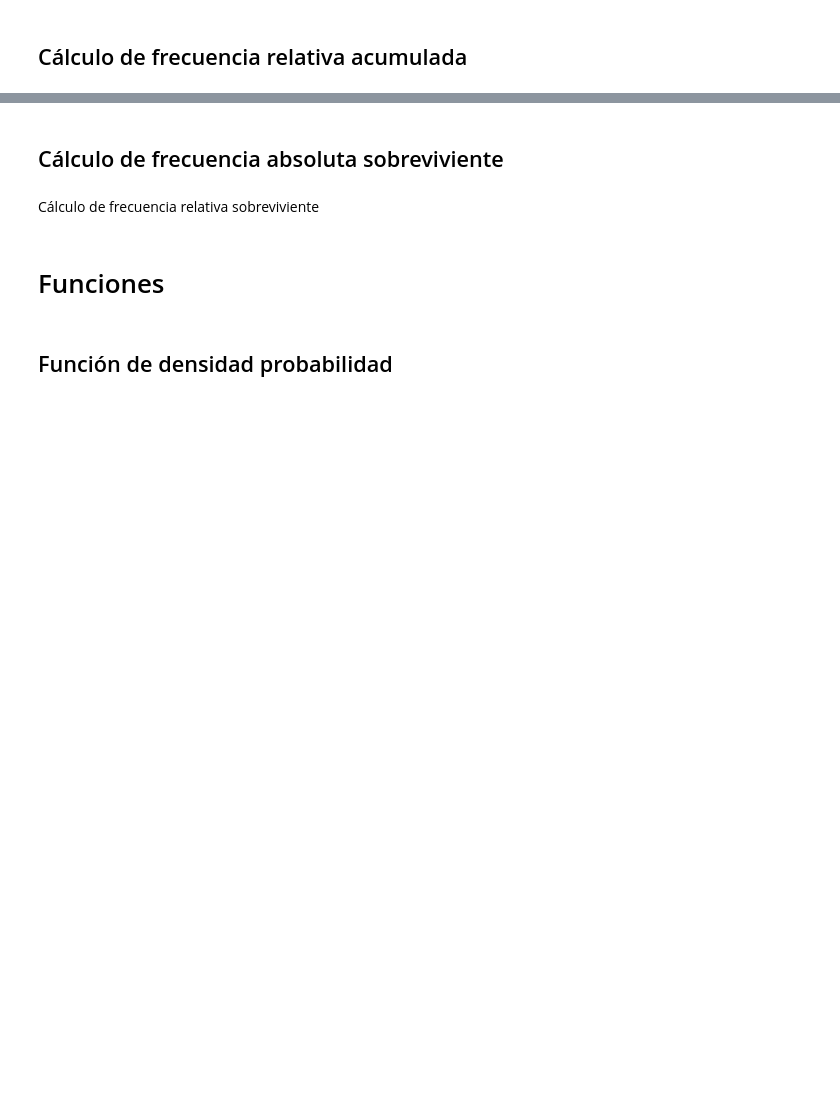
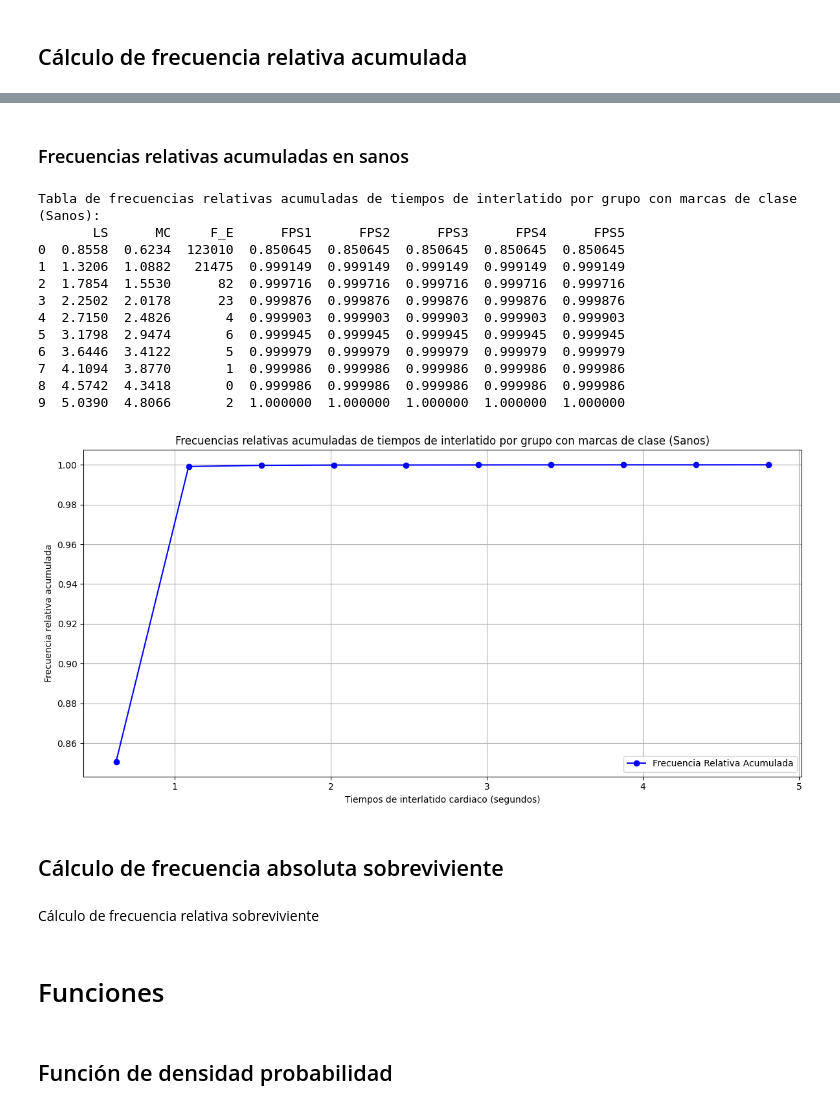
Before and after one commit to ThonnyRG/pacientes_enfermos_y_sanos_analisis, a Jupyter notebook: DATOS_BIOESTADÍSTICOS.ipynb, the cells around one changed output, grey strips where cells are left out. Cells and saved outputs as stored; diff of their text form; code cells hidden in the pictures; blank space fills up the shorter version.

```diff
--- a/DATOS_BIOESTADÍSTICOS.ipynb
+++ b/DATOS_BIOESTADÍSTICOS.ipynb
@@ -1294,3 +1536,65 @@ Datos del paciente N°5:
+# %% [markdown]
+### Frecuencias relativas acumuladas en sanos
+# %%
+# Definir límites de intervalos basados en los datos reales
+intervalos = pd.interval_range(start=df_sanos['Tiempos de interlatido'].min(),
+                               end=df_sanos['Tiempos de interlatido'].max(),
+                               freq=(df_sanos['Tiempos de interlatido'].max() - df_sanos['Tiempos de interlatido'].min()) / 10)
+
+# Calcular las frecuencias absolutas para sanos
+frecuencias_absolutas_sanos = pd.cut(df_sanos['Tiempos de interlatido'], bins=intervalos).value_counts().sort_index()
+
+# Calcular las frecuencias absolutas acumuladas
+frecuencias_absolutas_acumuladas_sanos = frecuencias_absolutas_sanos.cumsum()
+
+# Calcular las frecuencias relativas y acumuladas
+frecuencias_relativas_sanos = frecuencias_absolutas_sanos / frecuencias_absolutas_sanos.sum()
+frecuencias_relativas_acumuladas_sanos = frecuencias_relativas_sanos.cumsum()
+
+# Calcular marcas de clase y límites superiores (LS)
+LS = [interval.right for interval in intervalos]
+MC = [(interval.left + interval.right) / 2 for interval in intervalos]
+
+# Crear DataFrame para las frecuencias relativas acumuladas de sanos
+tabla_frecuencias_rel_acum_sanos = pd.DataFrame({
+    'LS': LS,
+    'MC': MC,
+    'F_E': frecuencias_absolutas_sanos.values,
+    'FPS1': frecuencias_relativas_acumuladas_sanos.values,
+    'FPS2': frecuencias_relativas_acumuladas_sanos.values,
+    'FPS3': frecuencias_relativas_acumuladas_sanos.values,
+    'FPS4': frecuencias_relativas_acumuladas_sanos.values,
+    'FPS5': frecuencias_relativas_acumuladas_sanos.values,
+})
+
+# Imprimir la tabla de frecuencias relativas acumuladas de tiempos de interlatido por grupo con marcas de clase
+print("Tabla de frecuencias relativas acumuladas de tiempos de interlatido por grupo con marcas de clase (Sanos):")
+print(tabla_frecuencias_rel_acum_sanos)
+
+# Graficar las frecuencias relativas acumuladas de tiempos de interlatido por grupo con marcas de clase (Sanos)
+plt.figure(figsize=(12, 6))
+plt.plot(tabla_frecuencias_rel_acum_sanos['MC'], tabla_frecuencias_rel_acum_sanos['FPS1'], marker='o', label='Frecuencia Relativa Acumulada', color='blue')
+plt.xlabel('Tiempos de interlatido cardiaco (segundos)')
+plt.ylabel('Frecuencia relativa acumulada')
+plt.title('Frecuencias relativas acumuladas de tiempos de interlatido por grupo con marcas de clase (Sanos)')
+plt.legend()
+plt.grid(True)
+plt.tight_layout()
+plt.show()
+# %% [output]
+Tabla de frecuencias relativas acumuladas de tiempos de interlatido por grupo con marcas de clase (Sanos):
+       LS      MC     F_E      FPS1      FPS2      FPS3      FPS4      FPS5
+0  0.8558  0.6234  123010  0.850645  0.850645  0.850645  0.850645  0.850645
+1  1.3206  1.0882   21475  0.999149  0.999149  0.999149  0.999149  0.999149
+2  1.7854  1.5530      82  0.999716  0.999716  0.999716  0.999716  0.999716
+3  2.2502  2.0178      23  0.999876  0.999876  0.999876  0.999876  0.999876
+4  2.7150  2.4826       4  0.999903  0.999903  0.999903  0.999903  0.999903
+5  3.1798  2.9474       6  0.999945  0.999945  0.999945  0.999945  0.999945
+6  3.6446  3.4122       5  0.999979  0.999979  0.999979  0.999979  0.999979
+7  4.1094  3.8770       1  0.999986  0.999986  0.999986  0.999986  0.999986
+8  4.5742  4.3418       0  0.999986  0.999986  0.999986  0.999986  0.999986
+9  5.0390  4.8066       2  1.000000  1.000000  1.000000  1.000000  1.000000
+[figure, added]
 # %% [markdown]
 ## Cálculo de frecuencia absoluta sobreviviente
 # %% [markdown]
```
Also changed, not shown: parts of 8 cells of this notebook.
